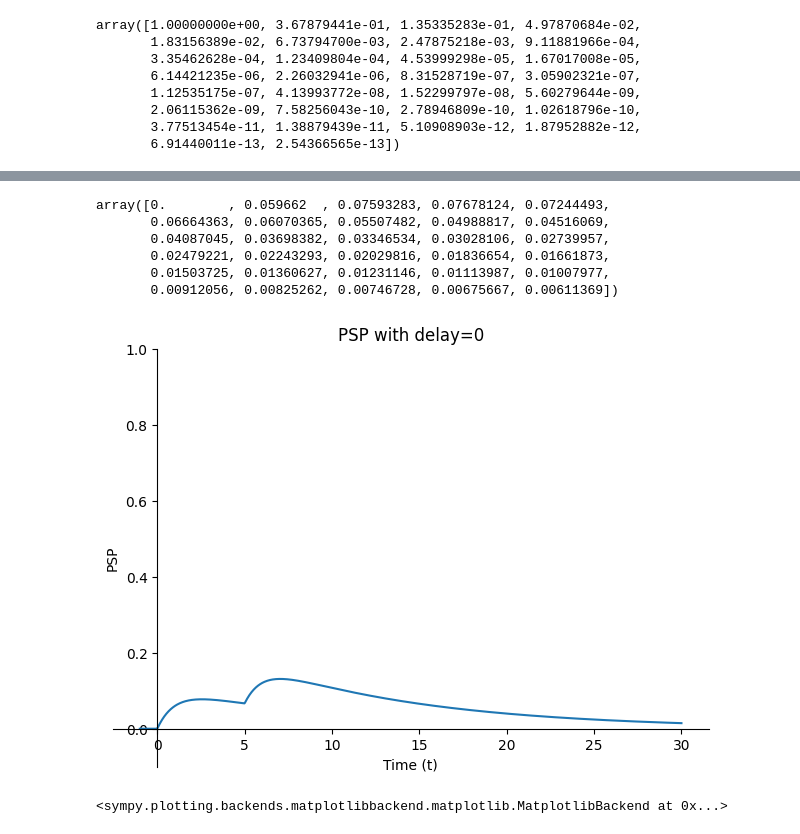
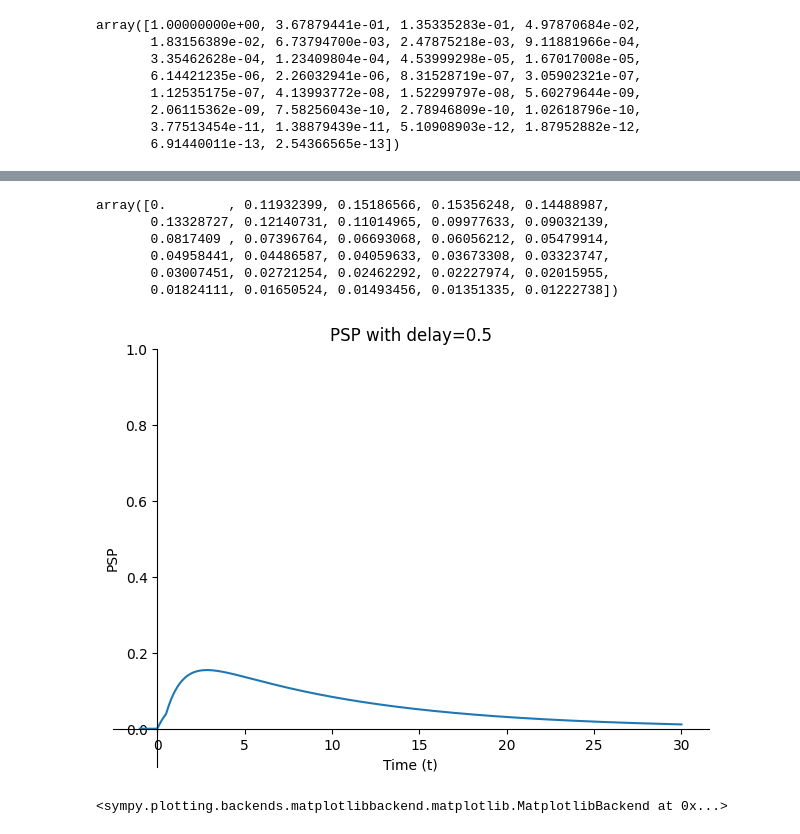
Before and after one commit to brseong/delayed-temporal, a Jupyter notebook: theory.ipynb, the cells around one changed output, grey strips where cells are left out. Drawn from its saved outputs; the diff is of its cells as text; code cells hidden in the pictures.

```diff
--- a/theory.ipynb
+++ b/theory.ipynb
@@ -54,4 +65,4 @@ psp
 # %%
-psp_w_heaviside = w * tau_s /(tau_m - tau_s) * ((sp.exp(-t/tau_m)-sp.exp(-t/tau_s)) * sp.Heaviside(t) + (sp.exp(-(t-delay)/tau_m)-sp.exp(-(t-delay)/tau_s)) * sp.Heaviside(t-delay))
+psp_w_heaviside = (soln_V.rhs * sp.Heaviside(t) + soln_V.rhs.subs({t: t - delay}) * sp.Heaviside(t-delay))
 psp_w_heaviside
 # %% [output]
@@ -59,17 +70,17 @@ psp_w_heaviside
 # %%
 sp.lambdify(t, psp_w_heaviside.subs({tau_s: 1.0, tau_m: 10.0, delay: 0.0, w: .5}), 'numpy')(np.arange(0, 30))
 # %% [output]
-array([0.        , 0.059662  , 0.07593283, 0.07678124, 0.07244493,
-       0.06664363, 0.06070365, 0.05507482, 0.04988817, 0.04516069,
-       0.04087045, 0.03698382, 0.03346534, 0.03028106, 0.02739957,
-       0.02479221, 0.02243293, 0.02029816, 0.01836654, 0.01661873,
-       0.01503725, 0.01360627, 0.01231146, 0.01113987, 0.01007977,
-       0.00912056, 0.00825262, 0.00746728, 0.00675667, 0.00611369])
+array([0.        , 0.11932399, 0.15186566, 0.15356248, 0.14488987,
+       0.13328727, 0.12140731, 0.11014965, 0.09977633, 0.09032139,
+       0.0817409 , 0.07396764, 0.06693068, 0.06056212, 0.05479914,
+       0.04958441, 0.04486587, 0.04059633, 0.03673308, 0.03323747,
+       0.03007451, 0.02721254, 0.02462292, 0.02227974, 0.02015955,
+       0.01824111, 0.01650524, 0.01493456, 0.01351335, 0.01222738])
 # %%
-sp.plot(psp_w_heaviside, (t, -1, 30), params={w: 1, tau_s: 1., tau_m: 10., delay: 5}, title='PSP with delay=0', ylabel='PSP', xlabel='Time (t)',
+sp.plot(psp_w_heaviside, (t, -1, 30), params={w: 1, tau_s: 1., tau_m: 10., delay: (DELAY:=0.5)}, title=f'PSP with delay={DELAY}', ylabel='PSP', xlabel='Time (t)',
         ylim=(-0.1, 1), axis_center=(0, 0))
 # %% [output]
-[figure, old version]
+[figure, new version]
 <sympy.plotting.backends.matplotlibbackend.matplotlib.MatplotlibBackend at 0x...>
 # %%
 psp_dot = sp.diff(psp, t)
```
Also changed, not shown: parts of 25 cells of this notebook, 7 other files.
